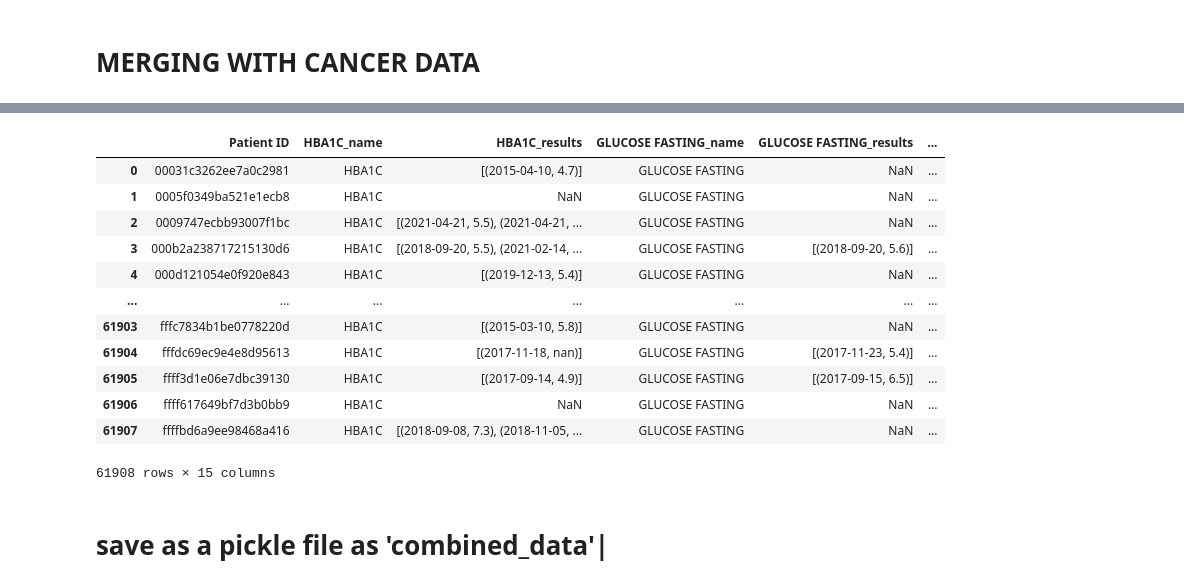
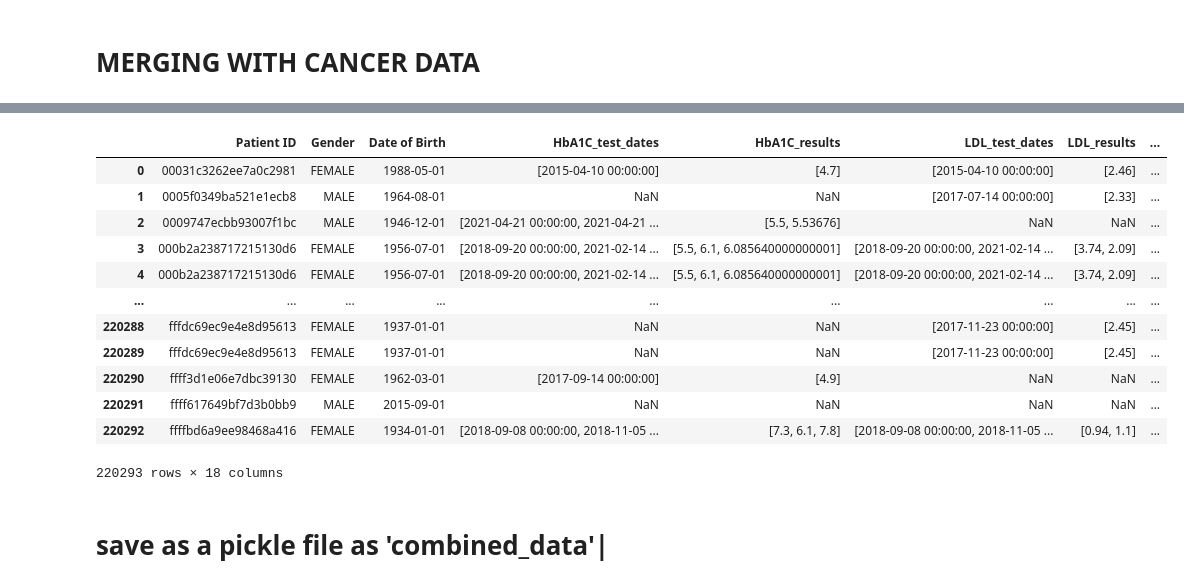
Before and after one commit to andrea-twl/DM-cancer-risk-validation, a Jupyter notebook: notebooks/ehints_validation.ipynb, the cells around one changed output, grey strips where cells are left out. Saved outputs shown, nothing was run; the diff lists cells and outputs as text; code cells hidden in the pictures.

Commit message:
add: load data code

```diff
--- a/notebooks/ehints_validation.ipynb
+++ b/notebooks/ehints_validation.ipynb
@@ -350,0 +547,3 @@ wide_data
+# %%
+ddf = final_df.drop(columns=['GLUCOSE FASTING','HBA1C','LDL-CHOLESTEROL','TRIGLYCERIDES'])
+ddf
@@ -350,0 +564,7 @@ wide_data
+# %%
+tests_results_available = {'HbA1C_results' : 'Num_HbA1C_results', 'FG_results' : 'Num_FG_results', 'LDL_results' : 'Num_LDL_results', 'TG_results' : 'Num_TG_results'}
+
+for test_col, count_col in tests_results_available.items():
+    ddf[count_col] = ddf[test_col].apply(lambda x: len(x) if isinstance(x, list) else 0)
+
+ddf
@@ -352,7 +586,7 @@ wide_data
 def check_diabetic(result_list):
         if not isinstance (result_list,list):
             return 'Not Diabetic'
-        for _,value in result_list:
+        for value in result_list:
             try:
                 if float(value) > 6.5:
                     return 'diabetic'
@@ -360,4 +594,5 @@ def check_diabetic(result_list):
                 continue
         return 'Non-diabetic'
 # %%
-wide_data['Diabetic_status'] = wide_data['HBA1C_results'].apply(check_diabetic)
+ddf['Diabetic_status'] = ddf['HbA1C_results'].apply(check_diabetic)
+ddf
@@ -433,21 +652,19 @@ diag_data
 # %%
-data_combined = pd.merge(sugar_data, diag_data[['Patient ID','Diagnosis Code (ICD10)', 'Diagnosis Date']], on='Patient ID', how='left')
-data_combined['Gender'] = filtered_labs_df['Gender']
-data_combined['Date of Birth'] = filtered_labs_df['Date of Birth']
+data_combined = pd.merge(ddf, diag_data[['Patient ID','Diagnosis Code (ICD10)', 'Diagnosis Date']], on='Patient ID', how='left')
 data_combined
 # %% [output]
-|  | Patient ID | HBA1C_name | HBA1C_results | GLUCOSE FASTING_name | GLUCOSE FASTING_results | ... |
-| 0 | 00031c3262ee7a0c2981 | HBA1C | [(2015-04-10, 4.7)] | GLUCOSE FASTING | NaN | ... |
-| 1 | 0005f0349ba521e1ecb8 | HBA1C | NaN | GLUCOSE FASTING | NaN | ... |
-| 2 | 0009747ecbb93007f1bc | HBA1C | [(2021-04-21, 5.5), (2021-04-21, ... | GLUCOSE FASTING | NaN | ... |
-| 3 | 000b2a238717215130d6 | HBA1C | [(2018-09-20, 5.5), (2021-02-14, ... | GLUCOSE FASTING | [(2018-09-20, 5.6)] | ... |
-| 4 | 000d121054e0f920e843 | HBA1C | [(2019-12-13, 5.4)] | GLUCOSE FASTING | NaN | ... |
-| ... | ... | ... | ... | ... | ... | ... |
-| 61903 | fffc7834b1be0778220d | HBA1C | [(2015-03-10, 5.8)] | GLUCOSE FASTING | NaN | ... |
-| 61904 | fffdc69ec9e4e8d95613 | HBA1C | [(2017-11-18, nan)] | GLUCOSE FASTING | [(2017-11-23, 5.4)] | ... |
-| 61905 | ffff3d1e06e7dbc39130 | HBA1C | [(2017-09-14, 4.9)] | GLUCOSE FASTING | [(2017-09-15, 6.5)] | ... |
-| 61906 | ffff617649bf7d3b0bb9 | HBA1C | NaN | GLUCOSE FASTING | NaN | ... |
-| 61907 | ffffbd6a9ee98468a416 | HBA1C | [(2018-09-08, 7.3), (2018-11-05, ... | GLUCOSE FASTING | NaN | ... |
+|  | Patient ID | Gender | Date of Birth | HbA1C_test_dates | HbA1C_results | LDL_test_dates | LDL_results | ... |
+| 0 | 00031c3262ee7a0c2981 | FEMALE | 1988-05-01 | [2015-04-10 00:00:00] | [4.7] | [2015-04-10 00:00:00] | [2.46] | ... |
+| 1 | 0005f0349ba521e1ecb8 | MALE | 1964-08-01 | NaN | NaN | [2017-07-14 00:00:00] | [2.33] | ... |
+| 2 | 0009747ecbb93007f1bc | MALE | 1946-12-01 | [2021-04-21 00:00:00, 2021-04-21 ... | [5.5, 5.53676] | NaN | NaN | ... |
+| 3 | 000b2a238717215130d6 | FEMALE | 1956-07-01 | [2018-09-20 00:00:00, 2021-02-14 ... | [5.5, 6.1, 6.085640000000001] | [2018-09-20 00:00:00, 2021-02-14 ... | [3.74, 2.09] | ... |
+| 4 | 000b2a238717215130d6 | FEMALE | 1956-07-01 | [2018-09-20 00:00:00, 2021-02-14 ... | [5.5, 6.1, 6.085640000000001] | [2018-09-20 00:00:00, 2021-02-14 ... | [3.74, 2.09] | ... |
+| ... | ... | ... | ... | ... | ... | ... | ... | ... |
+| 220288 | fffdc69ec9e4e8d95613 | FEMALE | 1937-01-01 | NaN | NaN | [2017-11-23 00:00:00] | [2.45] | ... |
+| 220289 | fffdc69ec9e4e8d95613 | FEMALE | 1937-01-01 | NaN | NaN | [2017-11-23 00:00:00] | [2.45] | ... |
+| 220290 | ffff3d1e06e7dbc39130 | FEMALE | 1962-03-01 | [2017-09-14 00:00:00] | [4.9] | NaN | NaN | ... |
+| 220291 | ffff617649bf7d3b0bb9 | MALE | 2015-09-01 | NaN | NaN | NaN | NaN | ... |
+| 220292 | ffffbd6a9ee98468a416 | FEMALE | 1934-01-01 | [2018-09-08 00:00:00, 2018-11-05 ... | [7.3, 6.1, 7.8] | [2018-09-08 00:00:00, 2018-11-05 ... | [0.94, 1.1] | ... |
-61908 rows × 15 columns
+220293 rows × 18 columns
 # %% [markdown]
 # save as a pickle file as 'combined_data'|
```
Also changed, not shown: parts of 75 cells of this notebook.
